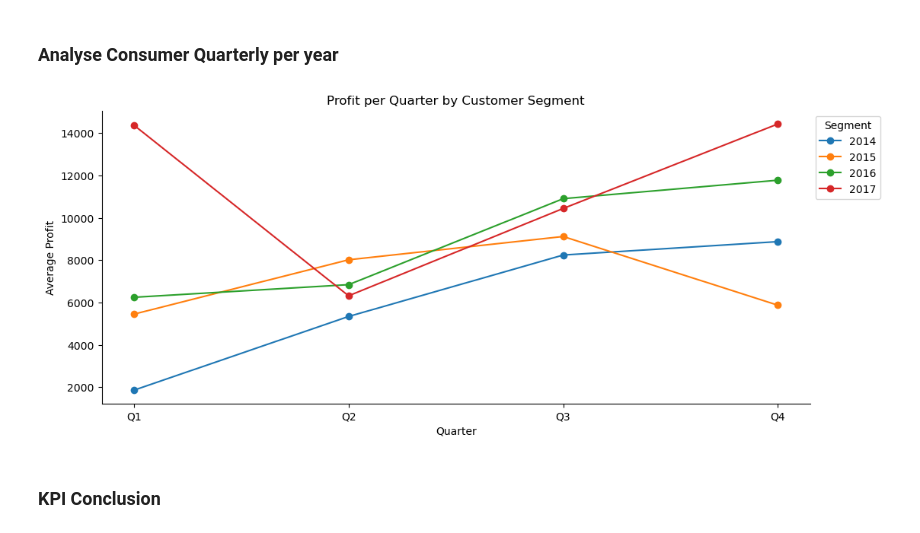
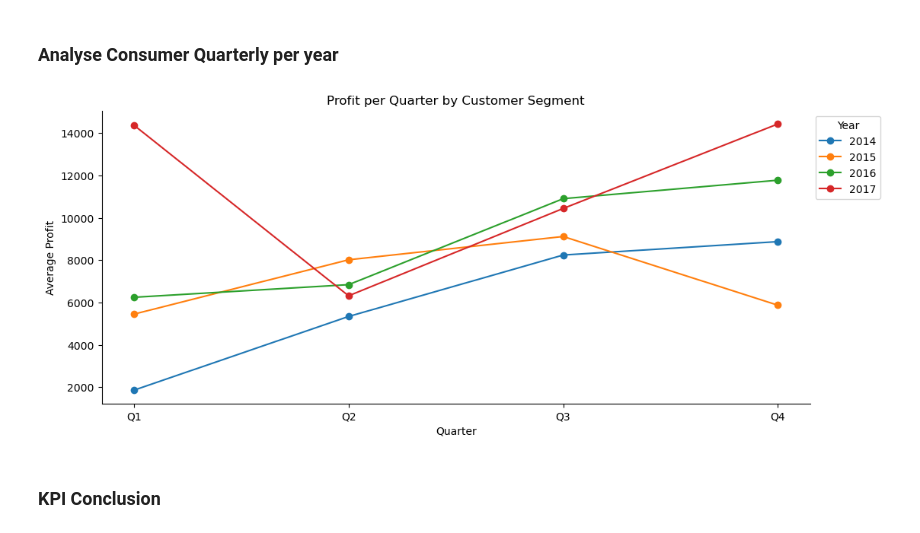
Before and after one commit to marcosmicozzi/Module02, a Jupyter notebook: module2_eda.ipynb, the cells around one changed output. Saved outputs shown, nothing was run; the diff lists cells and outputs as text; code cells hidden in the pictures.

```diff
--- a/module2_eda.ipynb
+++ b/module2_eda.ipynb
@@ -406,24 +536,24 @@ plt.show()
 # %%
 plt.figure(figsize=(12,5))  # wider figure
 #  color=colors[segment], label=segment)
 
 colors = {'2014':'grey', '2015':'blue', '2016':'orange', '2017':'red'}
 
 for year in df['OrderYear'].unique():
     consumer_per_year = df[(df['OrderYear'] == year) & (df['Segment'] == 'Consumer')].groupby('OrderQuarter')['Profit'].sum()
     plt.plot(consumer_per_year.index, consumer_per_year.values, marker='o', label=year)
 
 plt.title('Profit per Quarter by Customer Segment')
 plt.xlabel('Quarter')
 plt.ylabel('Average Profit')
-plt.legend(title='Segment', loc='upper left', bbox_to_anchor=(1,1))
+plt.legend(title='Year', loc='upper left', bbox_to_anchor=(1,1))
 
 plt.grid(False)
 sns.despine(top=True, right=True, left=False, bottom=False)
 
 plt.show()
 # %% [output]
-[figure, old version]
+[figure, new version]
 # %% [markdown]
 ### KPI Conclusion
 # %% [markdown]
```
Also changed, not shown: parts of 17 cells of this notebook.
